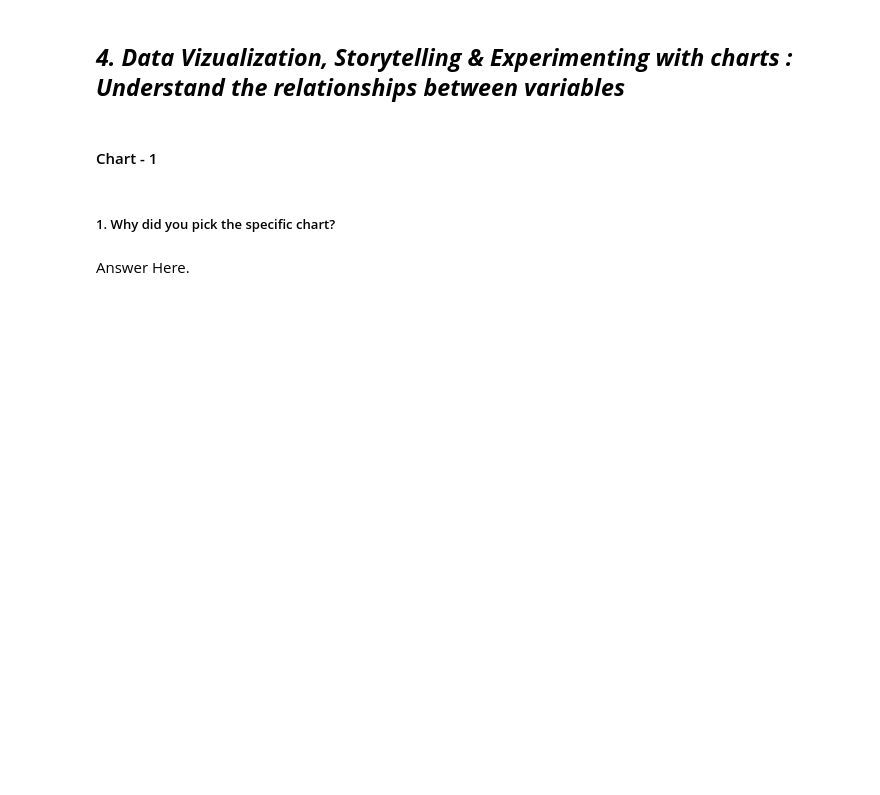
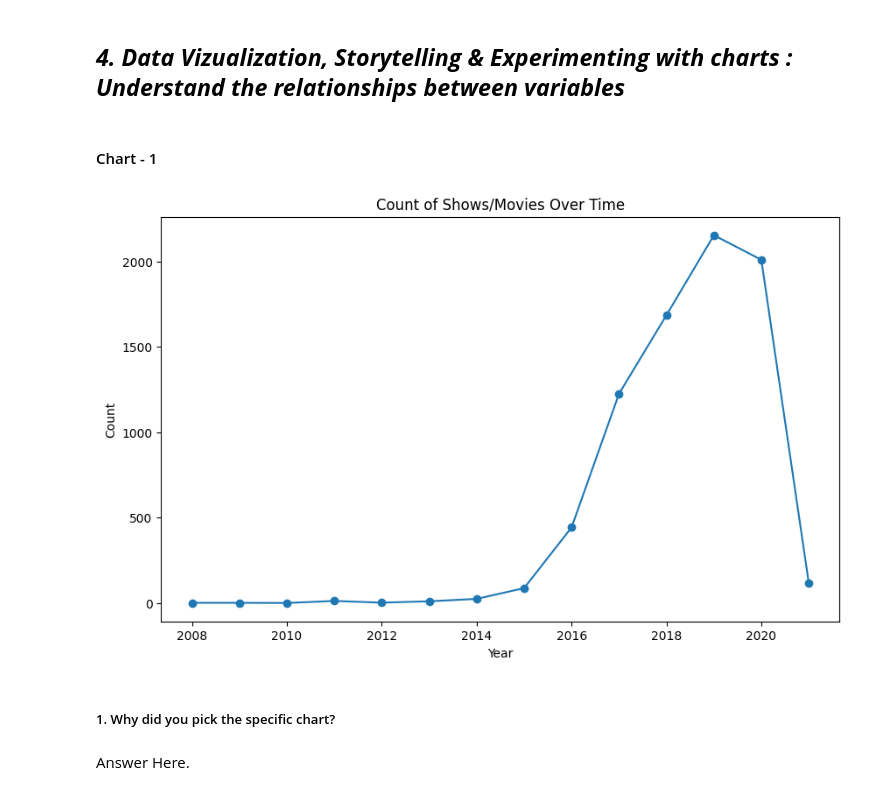
Before and after one commit to ajayd9558/Unsupervised_machine_Larning_project, a Jupyter notebook: Ajay_Netflix_Show_and_Movies_Clustering.ipynb, the cells around one changed output. Saved outputs shown, nothing was run; the diff lists cells and outputs as text; code cells hidden in the pictures; blank space fills up the shorter version.

```diff
--- a/Ajay_Netflix_Show_and_Movies_Clustering.ipynb
+++ b/Ajay_Netflix_Show_and_Movies_Clustering.ipynb
@@ -324,3 +327,16 @@ Answer Here.
+# %%
+# Chart - 1 visualization code
+# Line Plot: Display the count of shows/movies over time
+plt.figure(figsize=(10, 6))
+df['date_added'] = pd.to_datetime(df['date_added'])
+count_by_year = df['date_added'].dt.year.value_counts().sort_index()
+count_by_year.plot(kind='line', marker='o')
+plt.xlabel('Year')
+plt.ylabel('Count')
+plt.title('Count of Shows/Movies Over Time')
+plt.show()
+# %% [output]
+[figure, added]
 # %% [markdown]
 ##### 1. Why did you pick the specific chart?
 # %% [markdown]
```
Also changed, not shown: parts of 28 cells of this notebook.
